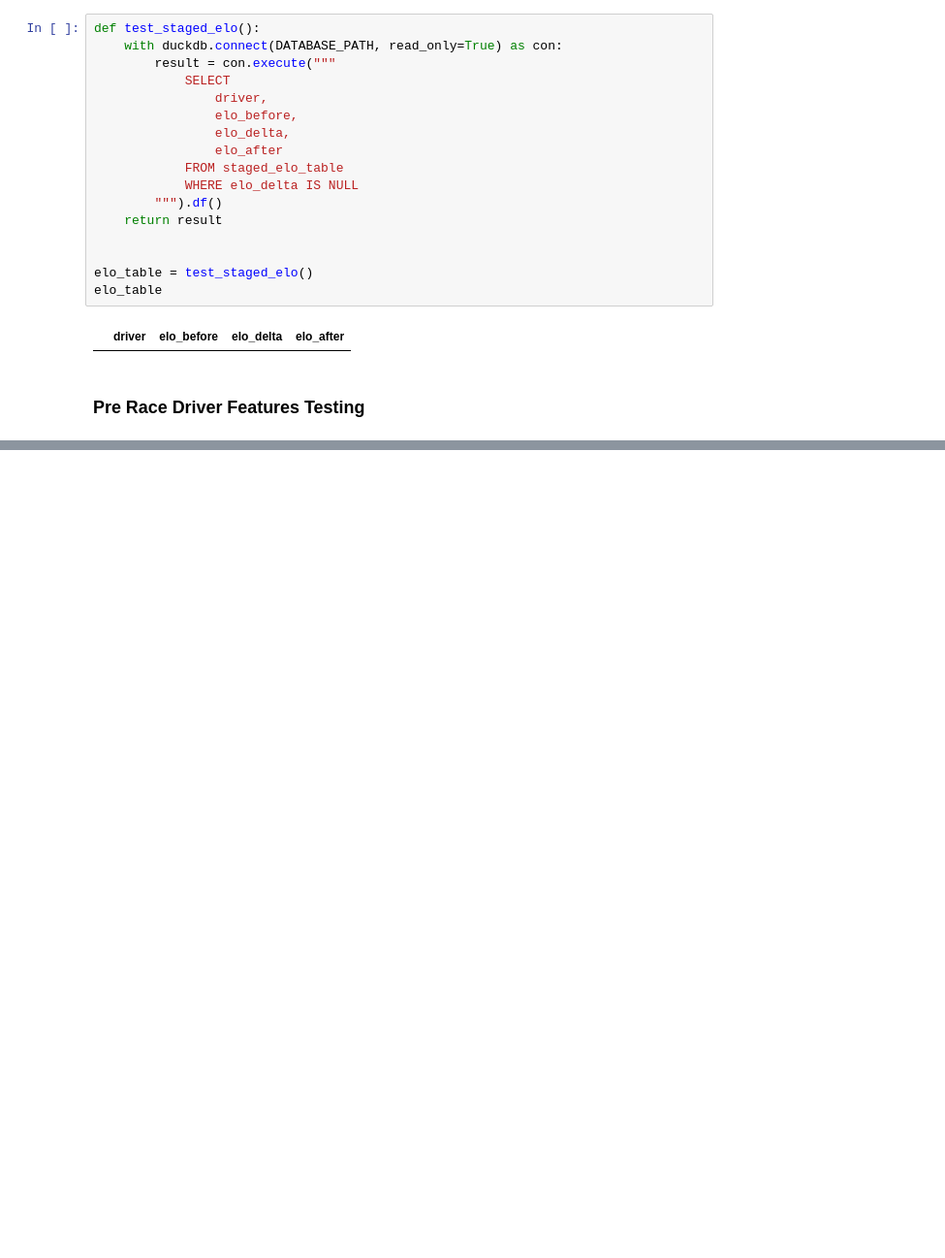
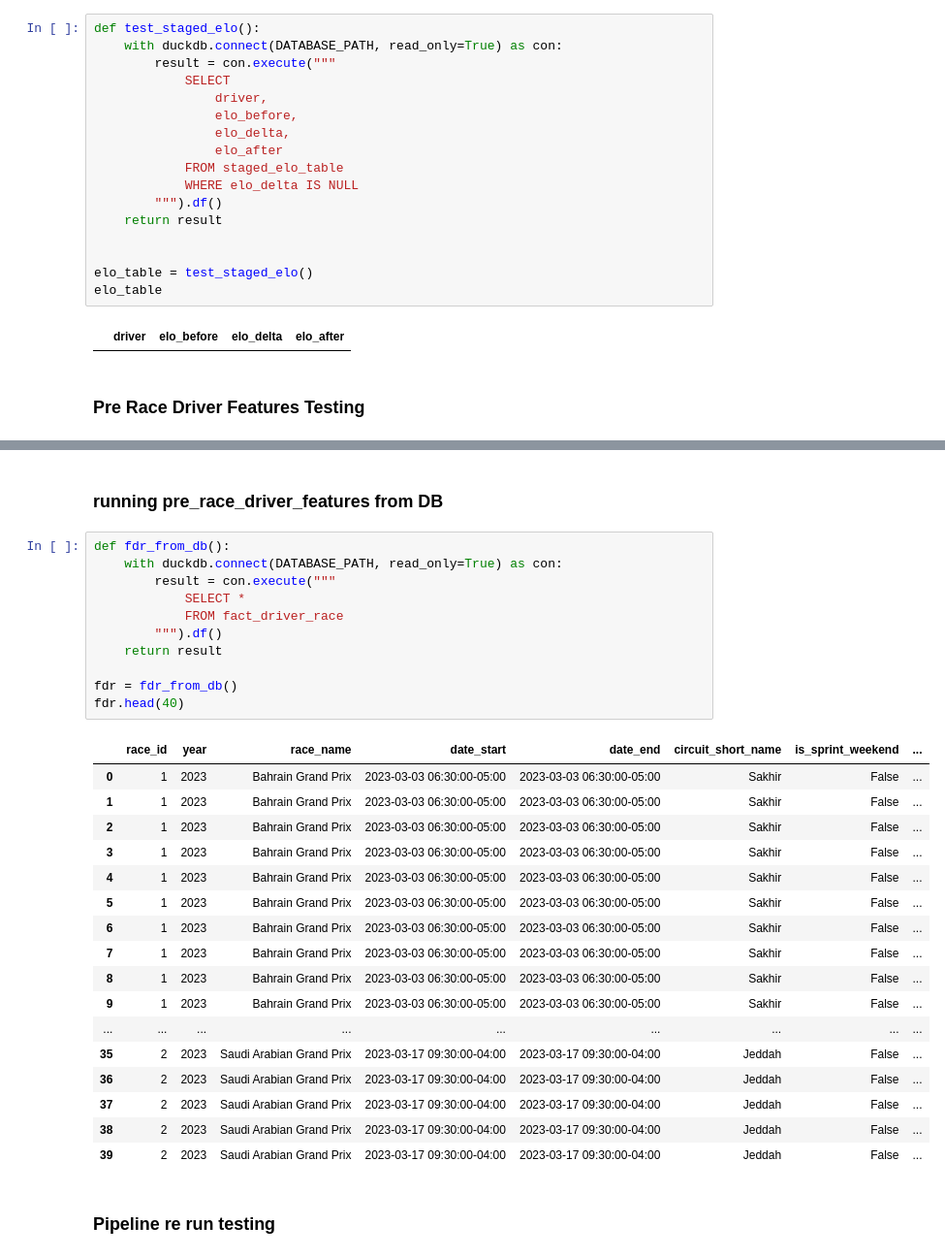
Before and after one commit to jguptil1/F1Fantasy, a Jupyter notebook: src/ingestion/database_testing.ipynb, the cells around one changed output, grey strips where cells are left out. Shown at 97% size. Cells and saved outputs as stored; diff of their text form; blank space fills up the shorter version.

```diff
--- a/src/ingestion/database_testing.ipynb
+++ b/src/ingestion/database_testing.ipynb
@@ -1431,0 +1447,33 @@ LINE 115:             constructor_driver_avg_last5 - points_last_5_avg AS teamma
+# %% [markdown]
+### running pre_race_driver_features from DB
+# %%
+def fdr_from_db():
+    with duckdb.connect(DATABASE_PATH, read_only=True) as con:
+        result = con.execute("""
+            SELECT *
+            FROM fact_driver_race
+        """).df()
+    return result
+
+fdr = fdr_from_db()
+fdr.head(40)
+# %% [output]
+|  | race_id | year | race_name | date_start | date_end | circuit_short_name | is_sprint_weekend | ... |
+| 0 | 1 | 2023 | Bahrain Grand Prix | 2023-03-03 06:30:00-05:00 | 2023-03-03 06:30:00-05:00 | Sakhir | False | ... |
+| 1 | 1 | 2023 | Bahrain Grand Prix | 2023-03-03 06:30:00-05:00 | 2023-03-03 06:30:00-05:00 | Sakhir | False | ... |
+| 2 | 1 | 2023 | Bahrain Grand Prix | 2023-03-03 06:30:00-05:00 | 2023-03-03 06:30:00-05:00 | Sakhir | False | ... |
+| 3 | 1 | 2023 | Bahrain Grand Prix | 2023-03-03 06:30:00-05:00 | 2023-03-03 06:30:00-05:00 | Sakhir | False | ... |
+| 4 | 1 | 2023 | Bahrain Grand Prix | 2023-03-03 06:30:00-05:00 | 2023-03-03 06:30:00-05:00 | Sakhir | False | ... |
+| 5 | 1 | 2023 | Bahrain Grand Prix | 2023-03-03 06:30:00-05:00 | 2023-03-03 06:30:00-05:00 | Sakhir | False | ... |
+| 6 | 1 | 2023 | Bahrain Grand Prix | 2023-03-03 06:30:00-05:00 | 2023-03-03 06:30:00-05:00 | Sakhir | False | ... |
+| 7 | 1 | 2023 | Bahrain Grand Prix | 2023-03-03 06:30:00-05:00 | 2023-03-03 06:30:00-05:00 | Sakhir | False | ... |
+| 8 | 1 | 2023 | Bahrain Grand Prix | 2023-03-03 06:30:00-05:00 | 2023-03-03 06:30:00-05:00 | Sakhir | False | ... |
+| 9 | 1 | 2023 | Bahrain Grand Prix | 2023-03-03 06:30:00-05:00 | 2023-03-03 06:30:00-05:00 | Sakhir | False | ... |
+| ... | ... | ... | ... | ... | ... | ... | ... | ... |
+| 35 | 2 | 2023 | Saudi Arabian Grand Prix | 2023-03-17 09:30:00-04:00 | 2023-03-17 09:30:00-04:00 | Jeddah | False | ... |
+| 36 | 2 | 2023 | Saudi Arabian Grand Prix | 2023-03-17 09:30:00-04:00 | 2023-03-17 09:30:00-04:00 | Jeddah | False | ... |
+| 37 | 2 | 2023 | Saudi Arabian Grand Prix | 2023-03-17 09:30:00-04:00 | 2023-03-17 09:30:00-04:00 | Jeddah | False | ... |
+| 38 | 2 | 2023 | Saudi Arabian Grand Prix | 2023-03-17 09:30:00-04:00 | 2023-03-17 09:30:00-04:00 | Jeddah | False | ... |
+| 39 | 2 | 2023 | Saudi Arabian Grand Prix | 2023-03-17 09:30:00-04:00 | 2023-03-17 09:30:00-04:00 | Jeddah | False | ... |
+# %% [markdown]
+### Pipeline re run testing
```
Also changed, not shown: parts of 12 cells of this notebook, 7 other files.
